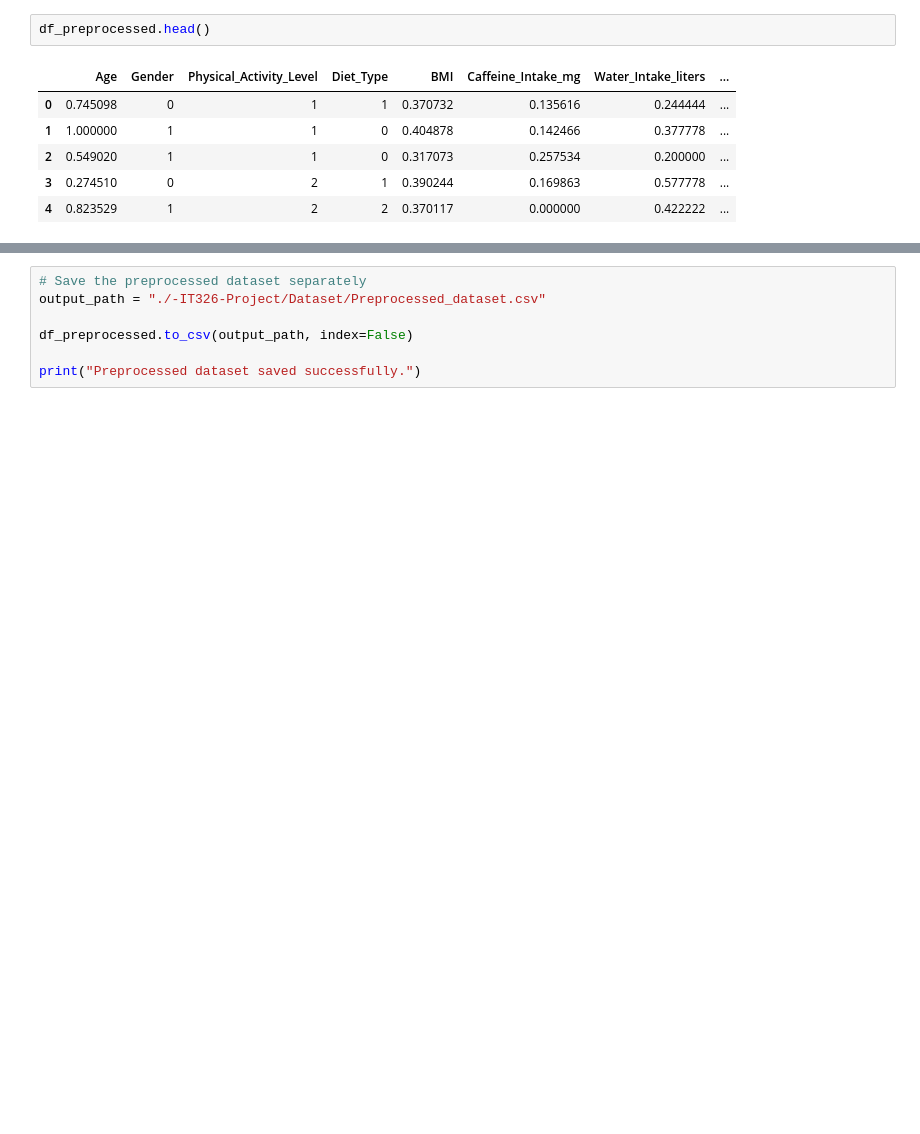
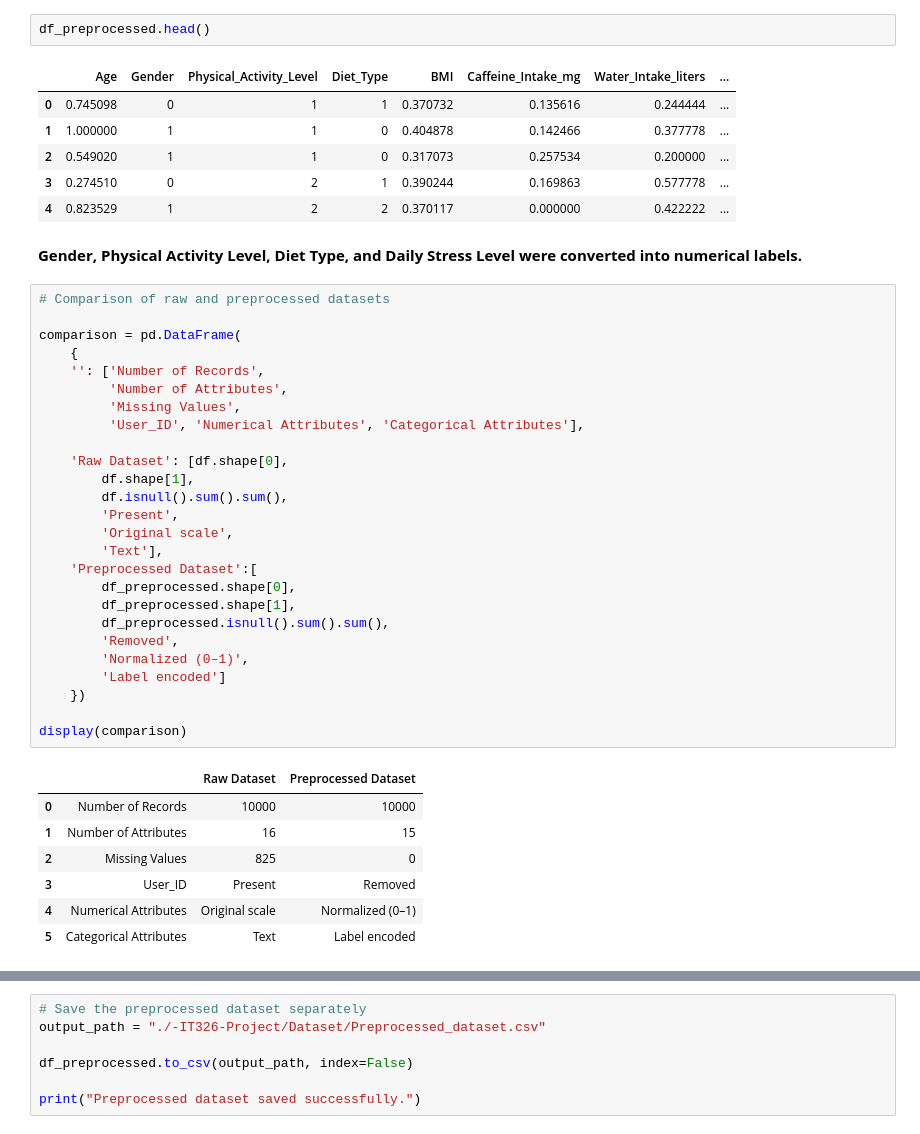
Before and after one commit to hend-22/-IT326-Project, a Jupyter notebook: Phase2.ipynb, the cells around one changed output, grey strips where cells are left out. Drawn from its saved outputs; the diff is of its cells as text; blank space fills up the shorter version.

Commit message:
Preprocessing techniques + Dataset compariso

```diff
--- a/Phase2.ipynb
+++ b/Phase2.ipynb
@@ -164,3 +175,39 @@ df_preprocessed.head()
 | 2 | 0.549020 | 1 | 1 | 0 | 0.317073 | 0.257534 | 0.200000 | ... |
 | 3 | 0.274510 | 0 | 2 | 1 | 0.390244 | 0.169863 | 0.577778 | ... |
 | 4 | 0.823529 | 1 | 2 | 2 | 0.370117 | 0.000000 | 0.422222 | ... |
+# %% [markdown]
+**Gender, Physical Activity Level, Diet Type, and Daily Stress Level were converted into numerical labels.**
+# %%
+# Comparison of raw and preprocessed datasets
+
+comparison = pd.DataFrame(
+    {
+    '': ['Number of Records',
+         'Number of Attributes',
+         'Missing Values',
+         'User_ID', 'Numerical Attributes', 'Categorical Attributes'],
+
+    'Raw Dataset': [df.shape[0],
+        df.shape[1],
+        df.isnull().sum().sum(),
+        'Present',
+        'Original scale',
+        'Text'],
+    'Preprocessed Dataset':[
+        df_preprocessed.shape[0],
+        df_preprocessed.shape[1],
+        df_preprocessed.isnull().sum().sum(),
+        'Removed',
+        'Normalized (0–1)',
+        'Label encoded']
+    })
+
+display(comparison)
+# %% [output]
+|  |  | Raw Dataset | Preprocessed Dataset |
+| 0 | Number of Records | 10000 | 10000 |
+| 1 | Number of Attributes | 16 | 15 |
+| 2 | Missing Values | 825 | 0 |
+| 3 | User_ID | Present | Removed |
+| 4 | Numerical Attributes | Original scale | Normalized (0–1) |
+| 5 | Categorical Attributes | Text | Label encoded |
```
Also changed, not shown: parts of 12 cells of this notebook.
